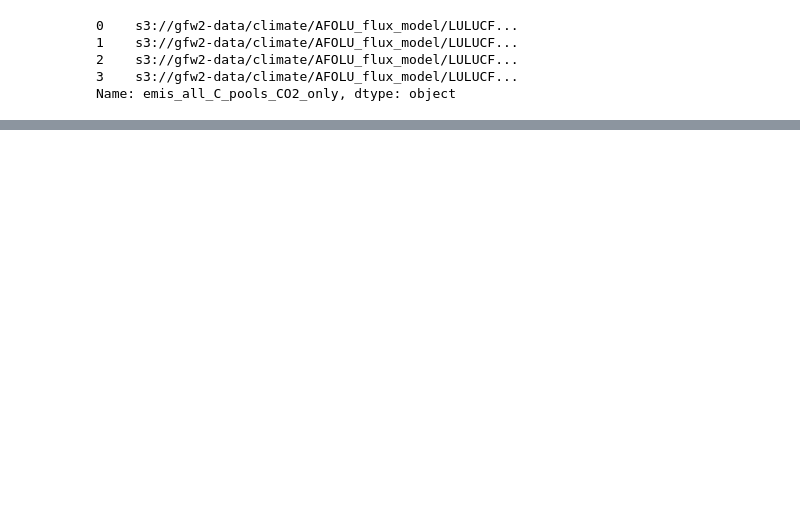
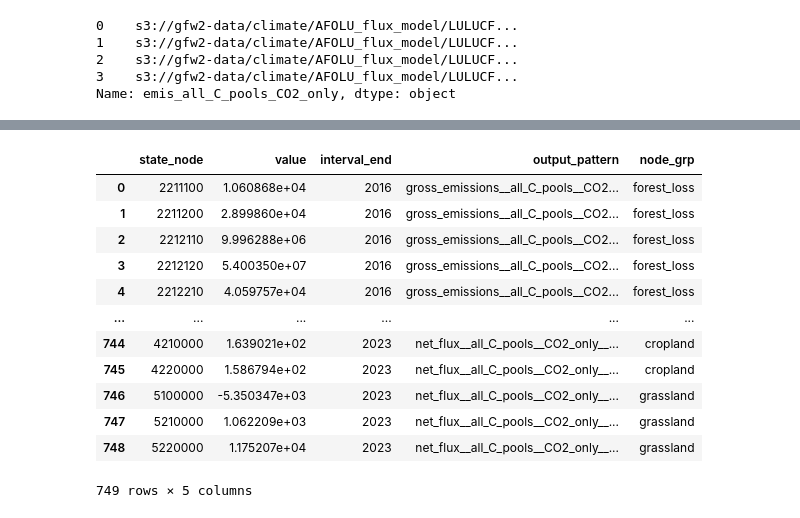
Before and after one commit to erin-glen/AFOLU_GHG_flux_model, a Jupyter notebook: src/LULUCF/scripts/zonal_statistics/LULUCF_output_zonal_stats_20250509.ipynb, the cells around one changed output, grey strips where cells are left out. Saved outputs shown, nothing was run; the diff lists cells and outputs as text; code cells hidden in the pictures; blank space fills up the shorter version.

```diff
--- a/src/LULUCF/scripts/zonal_statistics/LULUCF_output_zonal_stats_20250509.ipynb
+++ b/src/LULUCF/scripts/zonal_statistics/LULUCF_output_zonal_stats_20250509.ipynb
@@ -278,0 +359,45 @@ combined_df[(combined_df.state_node == 2212210)]
+# %%
+# Reclassifies state nodes to broad categories
+def classify_node(state_node):
+
+    node_str = str(state_node)
+    first_digit = int(node_str[0])
+    # print(first_digit)
+
+    one_digit_map = {
+        1: 'forest_gain',
+        2: 'forest_loss',
+        4: 'cropland',
+        5: 'grassland'
+    }
+
+    three_digit_map = {
+        321: 'disturbed_forest',
+        322: 'stable_forest'
+        # Add more as needed
+    }
+
+    if first_digit == 3:
+        prefix = int(node_str[:3])
+        # print(prefix)
+        # print(two_digit_map.get(prefix, 'unknown_3x'))
+        return three_digit_map.get(prefix, 'unknown_3x')
+    else:
+        return one_digit_map.get(first_digit, 'unknown')
+# %%
+combined_df['node_grp'] = combined_df['state_node'].apply(classify_node)
+combined_df
+# %% [output]
+|  | state_node | value | interval_end | output_pattern | node_grp |
+| 0 | 2211100 | 1.060868e+04 | 2016 | gross_emissions__all_C_pools__CO2... | forest_loss |
+| 1 | 2211200 | 2.899860e+04 | 2016 | gross_emissions__all_C_pools__CO2... | forest_loss |
+| 2 | 2212110 | 9.996288e+06 | 2016 | gross_emissions__all_C_pools__CO2... | forest_loss |
+| 3 | 2212120 | 5.400350e+07 | 2016 | gross_emissions__all_C_pools__CO2... | forest_loss |
+| 4 | 2212210 | 4.059757e+04 | 2016 | gross_emissions__all_C_pools__CO2... | forest_loss |
+| ... | ... | ... | ... | ... | ... |
+| 744 | 4210000 | 1.639021e+02 | 2023 | net_flux__all_C_pools__CO2_only__... | cropland |
+| 745 | 4220000 | 1.586794e+02 | 2023 | net_flux__all_C_pools__CO2_only__... | cropland |
+| 746 | 5100000 | -5.350347e+03 | 2023 | net_flux__all_C_pools__CO2_only__... | grassland |
+| 747 | 5210000 | 1.062209e+03 | 2023 | net_flux__all_C_pools__CO2_only__... | grassland |
+| 748 | 5220000 | 1.175207e+04 | 2023 | net_flux__all_C_pools__CO2_only__... | grassland |
+749 rows × 5 columns
```
Also changed, not shown: parts of 10 cells of this notebook, 2 other files.
